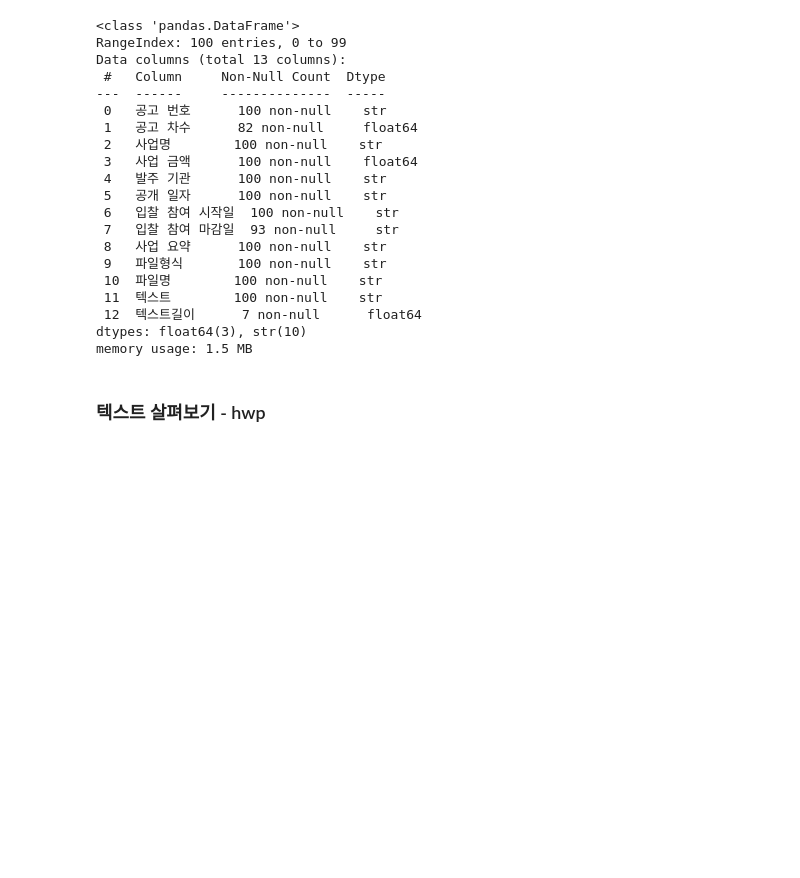
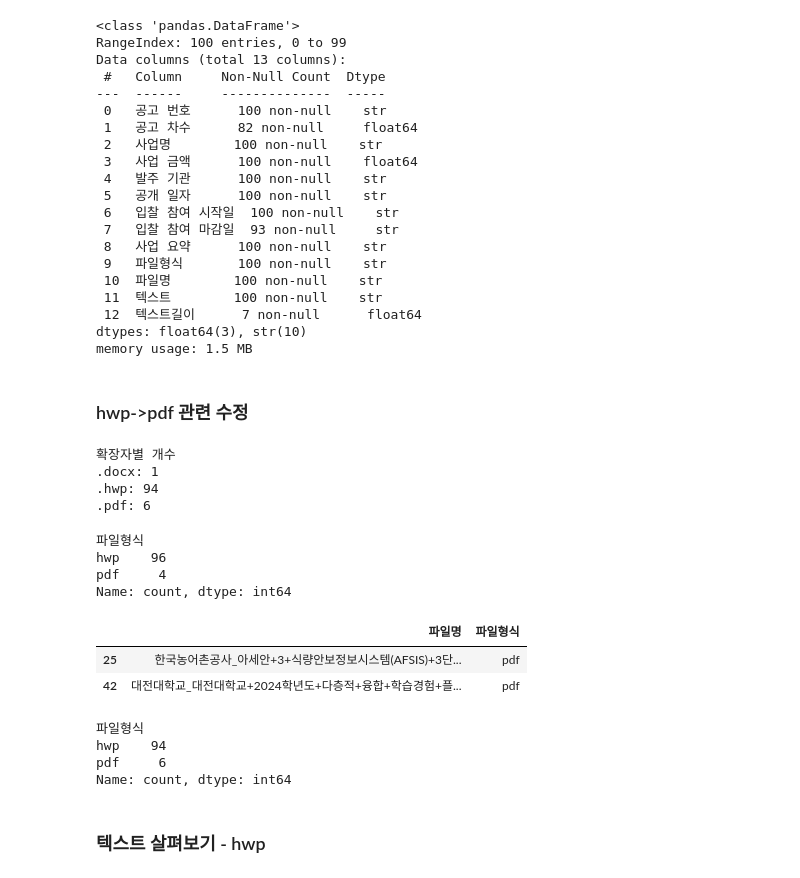
Before and after one commit to BidMind/Bidcoin, a Jupyter notebook: noise_hwp.ipynb, the cells around one changed output. Cells and saved outputs as stored; diff of their text form; code cells hidden in the pictures; blank space fills up the shorter version.

```diff
--- a/noise_hwp.ipynb
+++ b/noise_hwp.ipynb
@@ -40,6 +40,64 @@ Data columns (total 13 columns):
  12  텍스트길이      7 non-null      float64
 dtypes: float64(3), str(10)
 memory usage: 1.5 MB
+# %% [markdown]
+### hwp->pdf 관련 수정
+# %%
+# hwp -> pdf 바꾼 후 확장자별 갯수 수정됨
+folder = Path("/home/shared/files")
+ext_counter = Counter()
+
+for f in folder.rglob("*"):
+    if f.is_file():
+        ext = f.suffix.lower() if f.suffix else "(no_extension)"
+        ext_counter[ext] += 1
+
+print("확장자별 개수")
+for ext, count in sorted(ext_counter.items()):
+    print(f"{ext}: {count}")
+# %% [output]
+확장자별 개수
+.docx: 1
+.hwp: 94
+.pdf: 6
+# %%
+df["파일형식"].value_counts() # 파일형식 수정전
+# %% [output]
+파일형식
+hwp    96
+pdf     4
+Name: count, dtype: int64
+# %%
+# hwp->pdf 변환하는 과정에서 파일명이 살짝 바뀌어 바뀐 이름으로 매핑
+rename_map = {
+    "한국농어촌공사_아세안+3 식량안보정보시스템(AFSIS) 3단계 협력(캄보디아.hwp":
+        "한국농어촌공사_아세안+3+식량안보정보시스템(AFSIS)+3단계+협력(캄보디아.hwp.pdf",
+    "대전대학교_대전대학교 2024학년도 다층적 융합 학습경험 플랫폼(MILE) 전.hwp":
+        "대전대학교_대전대학교+2024학년도+다층적+융합+학습경험+플랫폼(MILE)+전.hwp.pdf"
+}
+
+df["파일명"] = df["파일명"].replace(rename_map)
+# %%
+# hwp->pdf로 파일형식 수정
+targets = [
+    "한국농어촌공사_아세안+3+식량안보정보시스템(AFSIS)+3단계+협력(캄보디아.hwp.pdf",
+    "대전대학교_대전대학교+2024학년도+다층적+융합+학습경험+플랫폼(MILE)+전.hwp.pdf",
+]
+
+df.loc[df["파일명"].isin(targets), "파일형식"] = "pdf"
+# %%
+df.loc[df["파일명"].isin(targets), ["파일명", "파일형식"]]
+# %% [output]
+|  | 파일명 | 파일형식 |
+| 25 | 한국농어촌공사_아세안+3+식량안보정보시스템(AFSIS)+3단... | pdf |
+| 42 | 대전대학교_대전대학교+2024학년도+다층적+융합+학습경험+플... | pdf |
+# %%
+df["파일형식"].value_counts() # 파일형식 수정후
+# %% [output]
+파일형식
+hwp    94
+pdf     6
+Name: count, dtype: int64
 # %% [markdown]
 ### 텍스트 살펴보기 - hwp
 # %%
```
Also changed, not shown: parts of 9 cells of this notebook.
